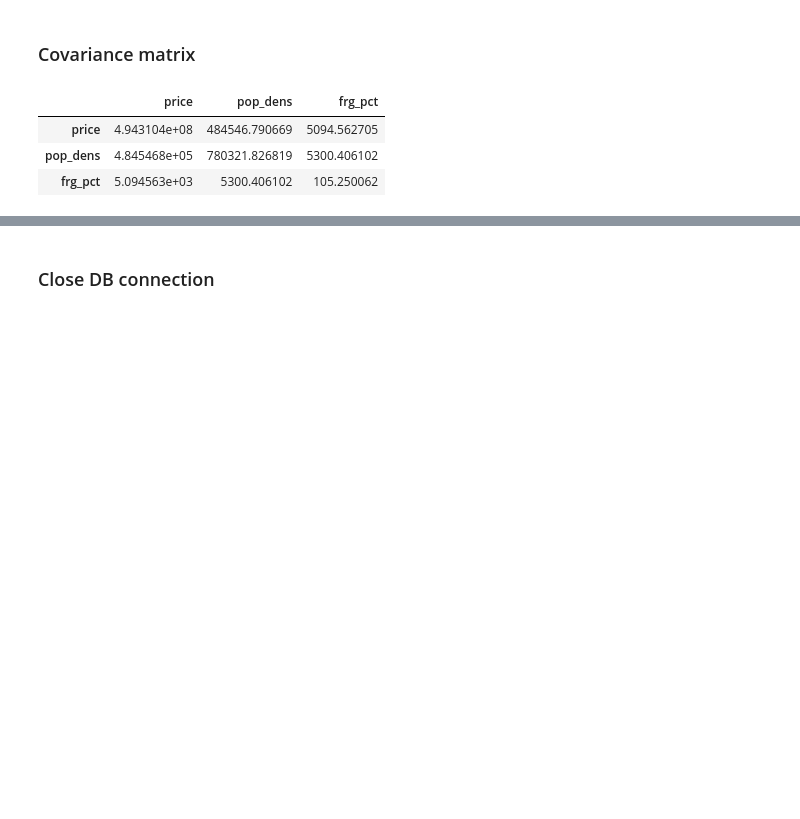
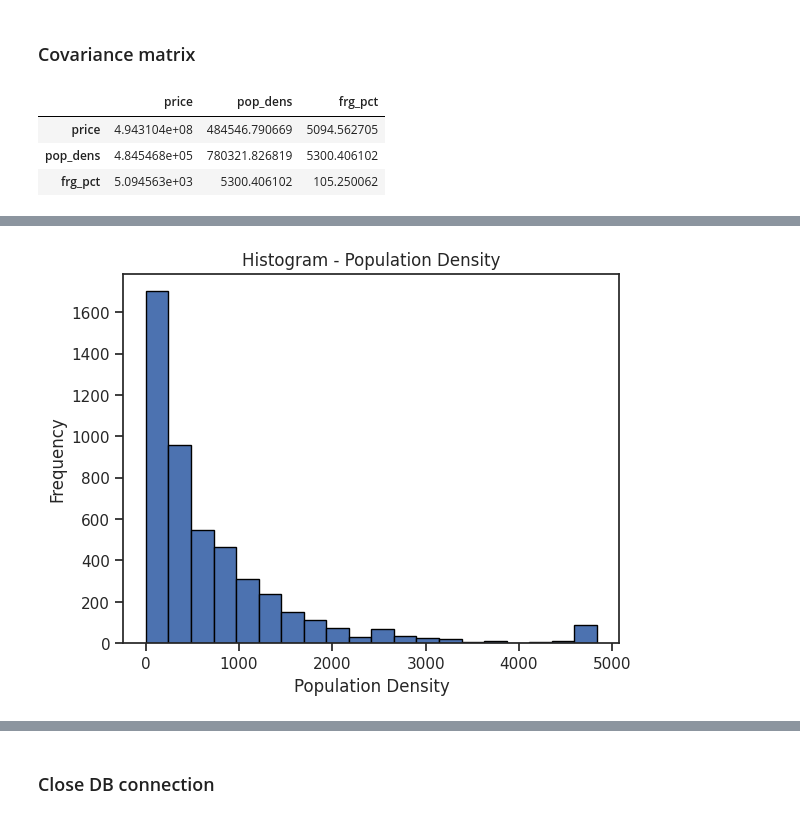
Before and after one commit to Sapdmsql/data_analytics_python_postgres, a Jupyter notebook: jupyter_postgres_db.ipynb, the cells around one changed output, grey strips where cells are left out. Cells and saved outputs as stored; diff of their text form; code cells hidden in the pictures; blank space fills up the shorter version.

```diff
--- a/jupyter_postgres_db.ipynb
+++ b/jupyter_postgres_db.ipynb
@@ -620,0 +633,8 @@ cov
+# %%
+plt.hist(filtered_df['pop_dens'], bins=20, edgecolor='black')
+plt.title('Histogram - Population Density')
+plt.xlabel('Population Density')
+plt.ylabel('Frequency')
+plt.show()
+# %% [output]
+[figure, added]
```
Also changed, not shown: parts of 14 cells of this notebook.
